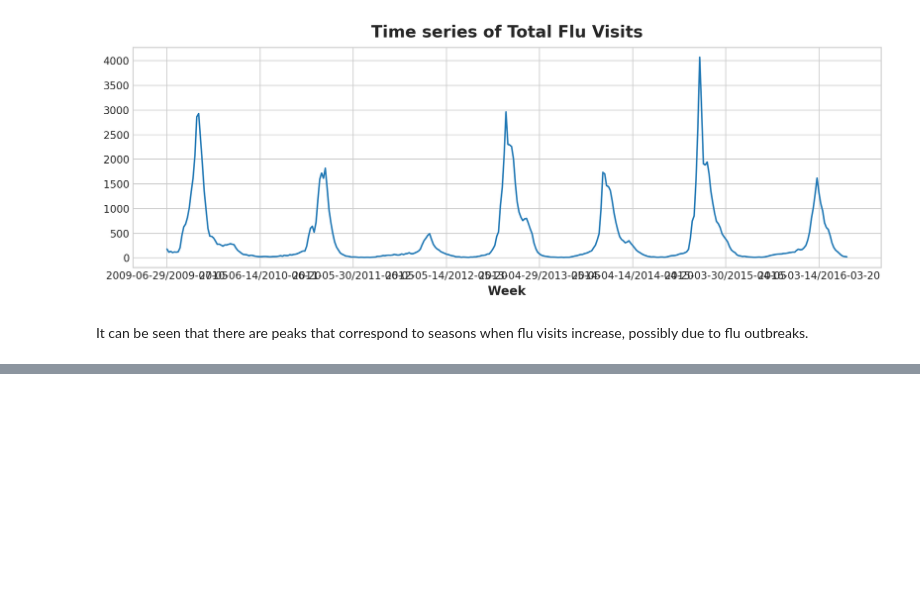
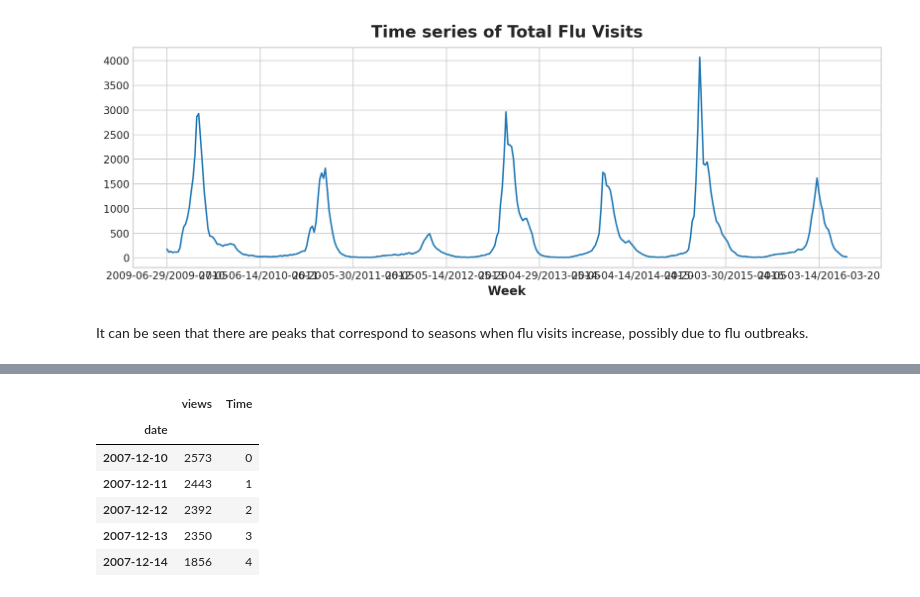
Before and after one commit to lukmanaj/ArewaDS-Machine-Learning-Assignments, a Jupyter notebook: week_09_Time_Series/1-Introduction/assignment.ipynb, the cells around one changed output, grey strips where cells are left out. Saved outputs shown, nothing was run; the diff lists cells and outputs as text; code cells hidden in the pictures; blank space fills up the shorter version.

```diff
--- a/week_09_Time_Series/1-Introduction/assignment.ipynb
+++ b/week_09_Time_Series/1-Introduction/assignment.ipynb
@@ -97,0 +111,11 @@ It can be seen that there are peaks that correspond to seasons when flu visits i
+# %%
+trig['Time'] = np.arange(len(trig.index))
+trig.head()
+# %% [output]
+|  | views | Time |
+| date |  |  |
+| 2007-12-10 | 2573 | 0 |
+| 2007-12-11 | 2443 | 1 |
+| 2007-12-12 | 2392 | 2 |
+| 2007-12-13 | 2350 | 3 |
+| 2007-12-14 | 1856 | 4 |
```
Also changed, not shown: parts of 6 cells of this notebook.
